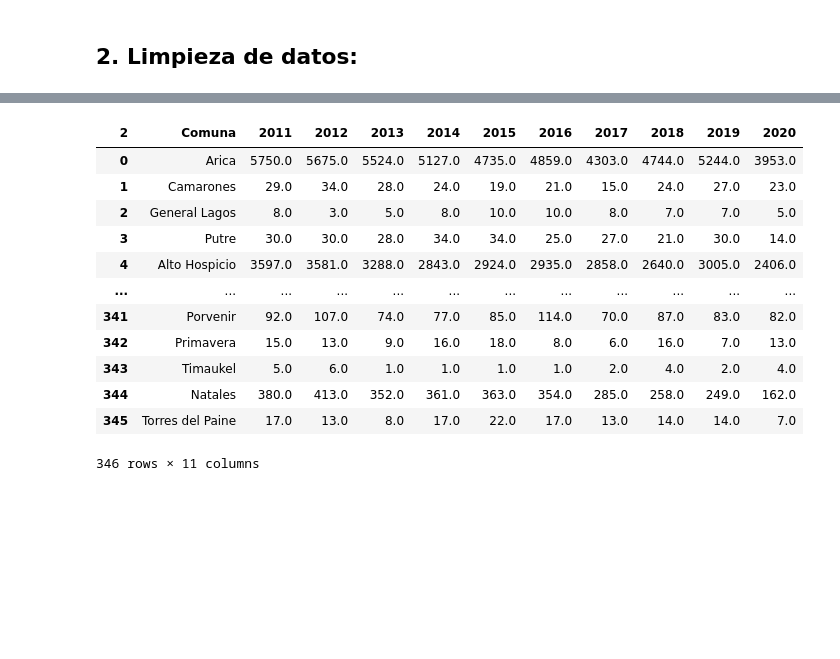
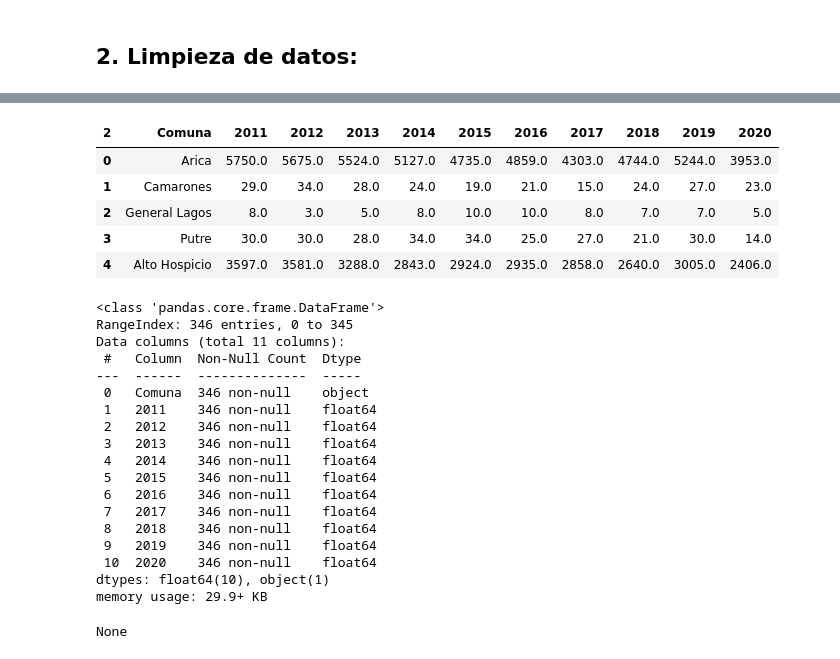
Before and after one commit to 08benja08p/Grupo-8-CDD, a Jupyter notebook: Proyecto/Proyecto_CDD.ipynb, the cells around one changed output, grey strips where cells are left out. Drawn from its saved outputs; the diff is of its cells as text; code cells hidden in the pictures; blank space fills up the shorter version.

```diff
--- a/Proyecto/Proyecto_CDD.ipynb
+++ b/Proyecto/Proyecto_CDD.ipynb
@@ -118,26 +146,37 @@ data_salud = pd.read_excel(link_salud, sheet_name = 'Establecimientos V')
 # %%
-# Conjunto de datos I:
-# Limpia datos  de mayor connotacion social
-
+#Reestructuración y limpieza
 data_total_dmcs = data_total_dmcs[1:]
 data_total_dmcs.columns = data_total_dmcs.iloc[1]
 data_total_dmcs = data_total_dmcs[data_total_dmcs['UN_ADMIN'] == 'COMUNA']
 data_total_dmcs = data_total_dmcs[['UNIDAD', 2011.0, 2012.0, 2013.0, 2014.0, 2015.0, 2016.0, 2017.0, 2018.0, 2019.0, 2020.0]]
 #revisar como eliminar el header del index
 data_total_dmcs.reset_index(level=0, inplace=True, drop=True)
 data_total_dmcs.rename(columns={'UNIDAD': 'Comuna', 2011.0: '2011', 2012.0: '2012', 2013.0: '2013', 2014.0: '2014', 2015.0: '2015', 2016.0: '2016', 2017.0: '2017', 2018.0: '2018', 2019.0: '2019', 2020.0: '2020'}, inplace=True)
-data_total_dmcs
+display(data_total_dmcs.head())
+display(data_total_dmcs.info())
 # %% [output]
 | 2 | Comuna | 2011 | 2012 | 2013 | 2014 | 2015 | 2016 | 2017 | 2018 | 2019 | 2020 |
 | 0 | Arica | 5750.0 | 5675.0 | 5524.0 | 5127.0 | 4735.0 | 4859.0 | 4303.0 | 4744.0 | 5244.0 | 3953.0 |
 | 1 | Camarones | 29.0 | 34.0 | 28.0 | 24.0 | 19.0 | 21.0 | 15.0 | 24.0 | 27.0 | 23.0 |
 | 2 | General Lagos | 8.0 | 3.0 | 5.0 | 8.0 | 10.0 | 10.0 | 8.0 | 7.0 | 7.0 | 5.0 |
 | 3 | Putre | 30.0 | 30.0 | 28.0 | 34.0 | 34.0 | 25.0 | 27.0 | 21.0 | 30.0 | 14.0 |
 | 4 | Alto Hospicio | 3597.0 | 3581.0 | 3288.0 | 2843.0 | 2924.0 | 2935.0 | 2858.0 | 2640.0 | 3005.0 | 2406.0 |
-| ... | ... | ... | ... | ... | ... | ... | ... | ... | ... | ... | ... |
-| 341 | Porvenir | 92.0 | 107.0 | 74.0 | 77.0 | 85.0 | 114.0 | 70.0 | 87.0 | 83.0 | 82.0 |
-| 342 | Primavera | 15.0 | 13.0 | 9.0 | 16.0 | 18.0 | 8.0 | 6.0 | 16.0 | 7.0 | 13.0 |
-| 343 | Timaukel | 5.0 | 6.0 | 1.0 | 1.0 | 1.0 | 1.0 | 2.0 | 4.0 | 2.0 | 4.0 |
-| 344 | Natales | 380.0 | 413.0 | 352.0 | 361.0 | 363.0 | 354.0 | 285.0 | 258.0 | 249.0 | 162.0 |
-| 345 | Torres del Paine | 17.0 | 13.0 | 8.0 | 17.0 | 22.0 | 17.0 | 13.0 | 14.0 | 14.0 | 7.0 |
-346 rows × 11 columns
+<class 'pandas.core.frame.DataFrame'>
+RangeIndex: 346 entries, 0 to 345
+Data columns (total 11 columns):
+ #   Column  Non-Null Count  Dtype
+---  ------  --------------  -----
+ 0   Comuna  346 non-null    object
+ 1   2011    346 non-null    float64
+ 2   2012    346 non-null    float64
+ 3   2013    346 non-null    float64
+ 4   2014    346 non-null    float64
+ 5   2015    346 non-null    float64
+ 6   2016    346 non-null    float64
+ 7   2017    346 non-null    float64
+ 8   2018    346 non-null    float64
+ 9   2019    346 non-null    float64
+ 10  2020    346 non-null    float64
+dtypes: float64(10), object(1)
+memory usage: 29.9+ KB
+None
```
Also changed, not shown: parts of 32 cells of this notebook.
